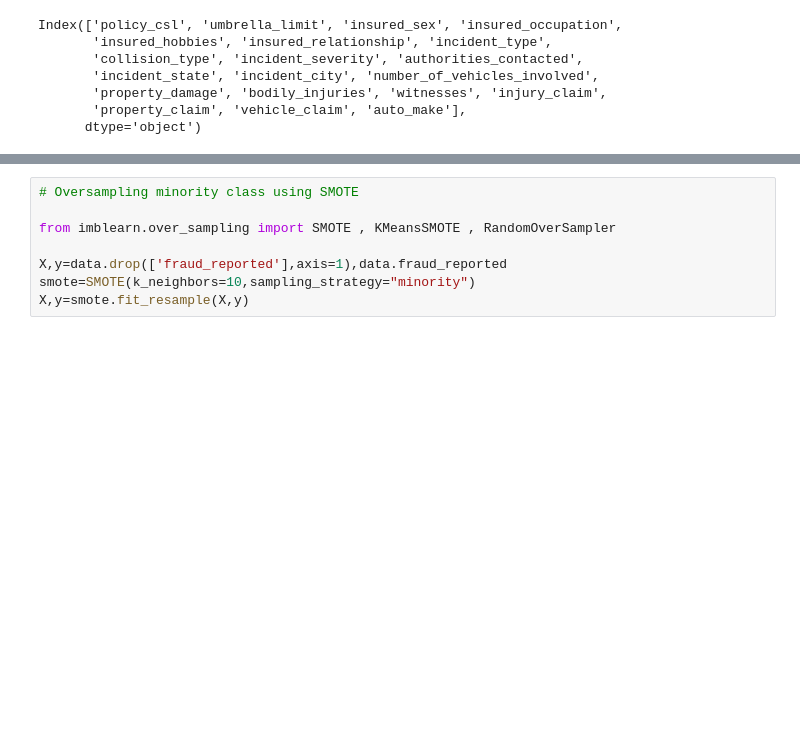
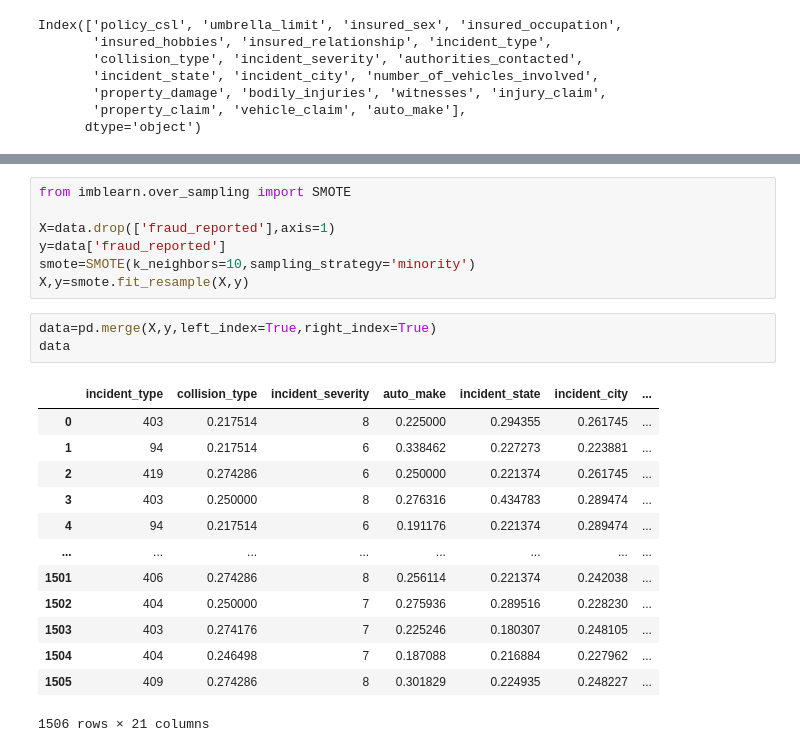
Before and after one commit to Shashank-Sundi/NOTEBOOKS, a Jupyter notebook: INSURANCE-CLAIM-FRAUD.ipynb, the cells around one changed output, grey strips where cells are left out. Saved outputs shown, nothing was run; the diff lists cells and outputs as text; blank space fills up the shorter version.

```diff
--- a/INSURANCE-CLAIM-FRAUD.ipynb
+++ b/INSURANCE-CLAIM-FRAUD.ipynb
@@ -714,9 +726,25 @@ sns.countplot(data.fraud_reported)
 # %%
-# Oversampling minority class using SMOTE
+from imblearn.over_sampling import SMOTE
 
-from imblearn.over_sampling import SMOTE , KMeansSMOTE , RandomOverSampler
-
-X,y=data.drop(['fraud_reported'],axis=1),data.fraud_reported
-smote=SMOTE(k_neighbors=10,sampling_strategy="minority")
+X=data.drop(['fraud_reported'],axis=1)
+y=data['fraud_reported']
+smote=SMOTE(k_neighbors=10,sampling_strategy='minority')
 X,y=smote.fit_resample(X,y)
+# %%
+data=pd.merge(X,y,left_index=True,right_index=True)
+data
+# %% [output]
+|  | incident_type | collision_type | incident_severity | auto_make | incident_state | incident_city | ... |
+| 0 | 403 | 0.217514 | 8 | 0.225000 | 0.294355 | 0.261745 | ... |
+| 1 | 94 | 0.217514 | 6 | 0.338462 | 0.227273 | 0.223881 | ... |
+| 2 | 419 | 0.274286 | 6 | 0.250000 | 0.221374 | 0.261745 | ... |
+| 3 | 403 | 0.250000 | 8 | 0.276316 | 0.434783 | 0.289474 | ... |
+| 4 | 94 | 0.217514 | 6 | 0.191176 | 0.221374 | 0.289474 | ... |
+| ... | ... | ... | ... | ... | ... | ... | ... |
+| 1501 | 406 | 0.274286 | 8 | 0.256114 | 0.221374 | 0.242038 | ... |
+| 1502 | 404 | 0.250000 | 7 | 0.275936 | 0.289516 | 0.228230 | ... |
+| 1503 | 403 | 0.274176 | 7 | 0.225246 | 0.180307 | 0.248105 | ... |
+| 1504 | 404 | 0.246498 | 7 | 0.187088 | 0.216884 | 0.227962 | ... |
+| 1505 | 409 | 0.274286 | 8 | 0.301829 | 0.224935 | 0.248227 | ... |
+1506 rows × 21 columns
 # %%
```
Also changed, not shown: parts of 24 cells of this notebook.
